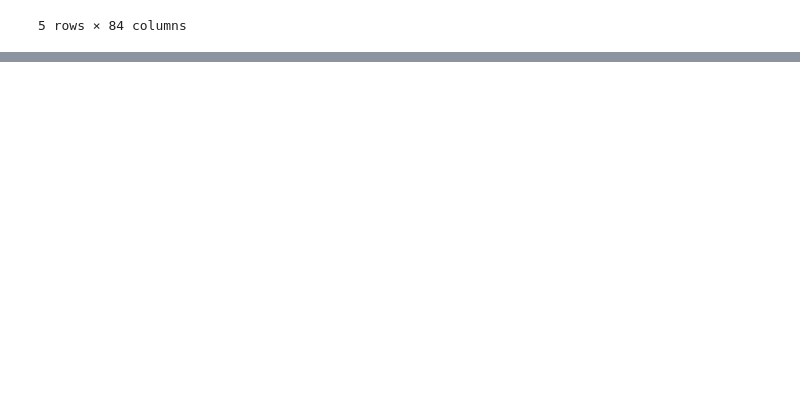
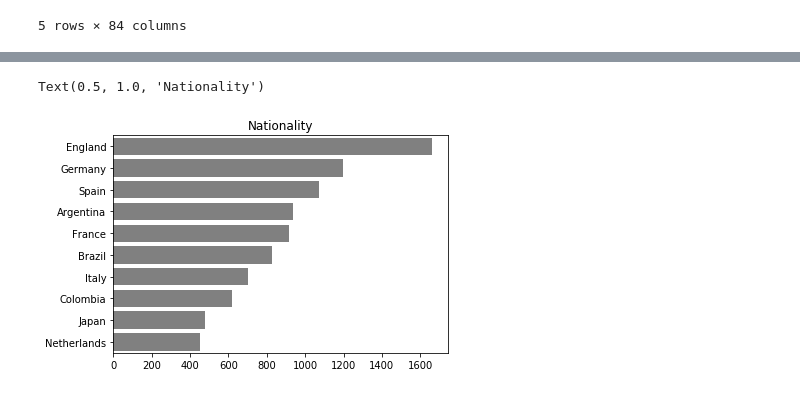
Before and after one commit to shobhitshah/fifa19-player-stats, a Jupyter notebook: scripts/fifa19.ipynb, the cells around one changed output, grey strips where cells are left out. Cells and saved outputs as stored; diff of their text form; code cells hidden in the pictures; blank space fills up the shorter version.

```diff
--- a/scripts/fifa19.ipynb
+++ b/scripts/fifa19.ipynb
@@ -39,0 +73,6 @@ train.head()
+# %%
+df=train.nationality.value_counts().head(10)
+sns.barplot(y=df.index, x=df.values, color="grey").set_title("Nationality")
+# %% [output]
+Text(0.5, 1.0, 'Nationality')
+[figure, added]
```
Also changed, not shown: parts of 7 cells of this notebook, 1 other file.
